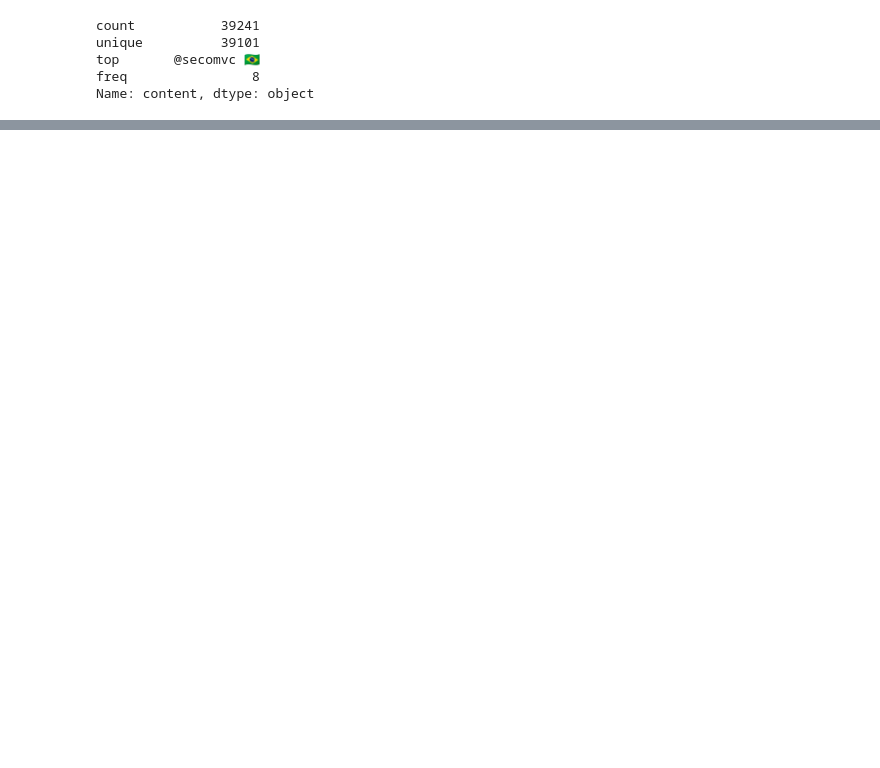
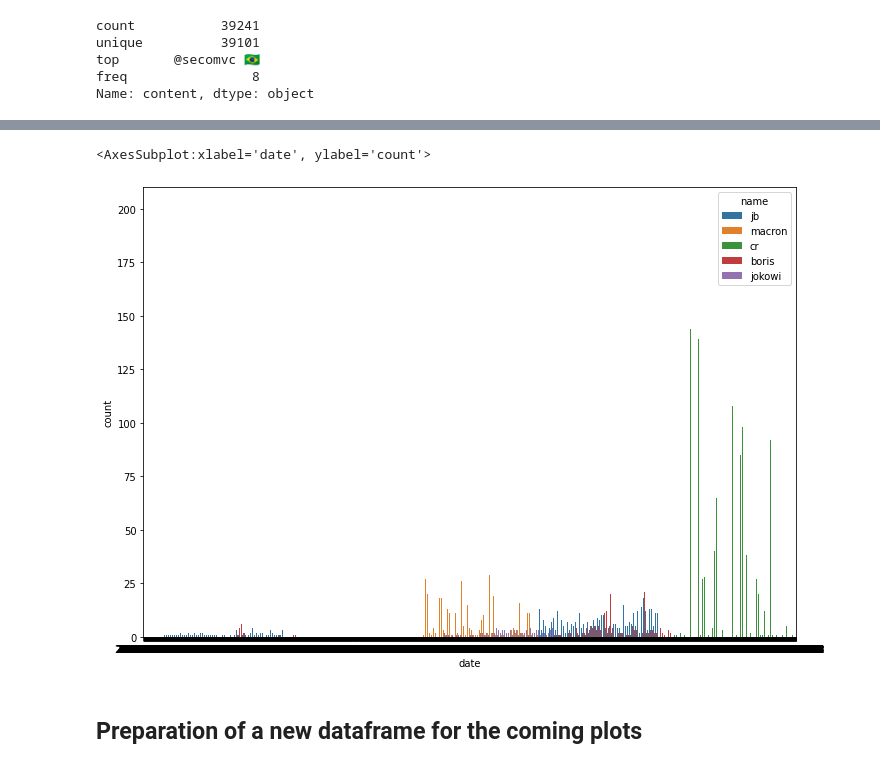
Before and after one commit to reichardtma/prestweets, a Jupyter notebook: notebooks/Data Visualisation.ipynb, the cells around one changed output, grey strips where cells are left out. Drawn from its saved outputs; the diff is of its cells as text; code cells hidden in the pictures; blank space fills up the shorter version.

Commit message:
Adding some plots to the Data Vis file.

```diff
--- a/notebooks/Data Visualisation.ipynb
+++ b/notebooks/Data Visualisation.ipynb
@@ -114,6 +114,6 @@ pres.head(1)
 |  | name | id | url | date | content | hashtags | cashtags | media | lang | clean_translation | ... |
 | 0 | boris | 1506711585468911621 | https://twitter.com/BorisJohnson/... | 2022-03-23 19:16:49+00:00 | In 2019 I promised to equalise Na... | ['SpringStatement2022'] | NaN | NaN | en | promised equalise national insura... | ... |
 # %%
-pres['date'] = pd.to_datetime(pres['date'])
-pres.date.min()
+pres['date'] = pd.to_datetime(pres['date']).dt.date
+pres.date.max()
 # %% [output]
@@ -120,0 +121,5 @@ Timestamp('2010-04-01 01:33:17+0000', tz='UTC')
+# %%
+pres = pres.sort_values("date")
+# %%
+pres = pres.reset_index()
+pres = pres.drop(columns = ['index'])
@@ -121,6 +151,9 @@ Timestamp('2010-04-01 01:33:17+0000', tz='UTC')
 # %%
 fig, ax = plt.subplots(figsize=(11.7, 8.27))
-sns.countplot(x='date',ax=ax, data=pres, hue='name').set_xlim(left=pres.date.min(), right=pres.date.max())
-plt.ylim((0,10))
-plt.xticks([2000, 2010, 2015,2020], ['2000', '2010', '2015','2020'])
-plt.yticks([0, 5, 10], ['0', '5', '10'])
+sns.countplot(x='date',ax=ax, data=pres, hue = 'name')
+# # plt.ylim((0,10))
+# # plt.xticks([pres.date.min(), pres.date.max()], ['2010-04-01 01:33:17+0000', '2022-03-23 19:16:49+0000'])
+# # plt.yticks([0, 5, 10], ['0', '5', '10'])
+# %% [output]
+<AxesSubplot:xlabel='date', ylabel='count'>
+[figure, added]
@@ -126,0 +162,2 @@ plt.yticks([0, 5, 10], ['0', '5', '10'])
+# %% [markdown]
+## Preparation of a new dataframe for the coming plots
```
Also changed, not shown: parts of 16 cells of this notebook.
